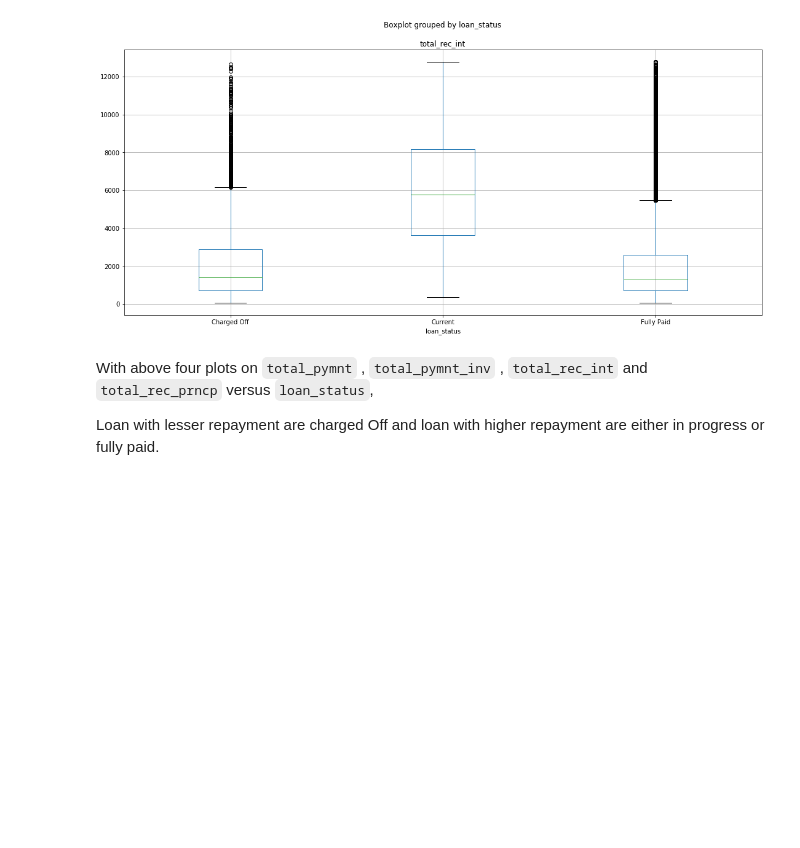
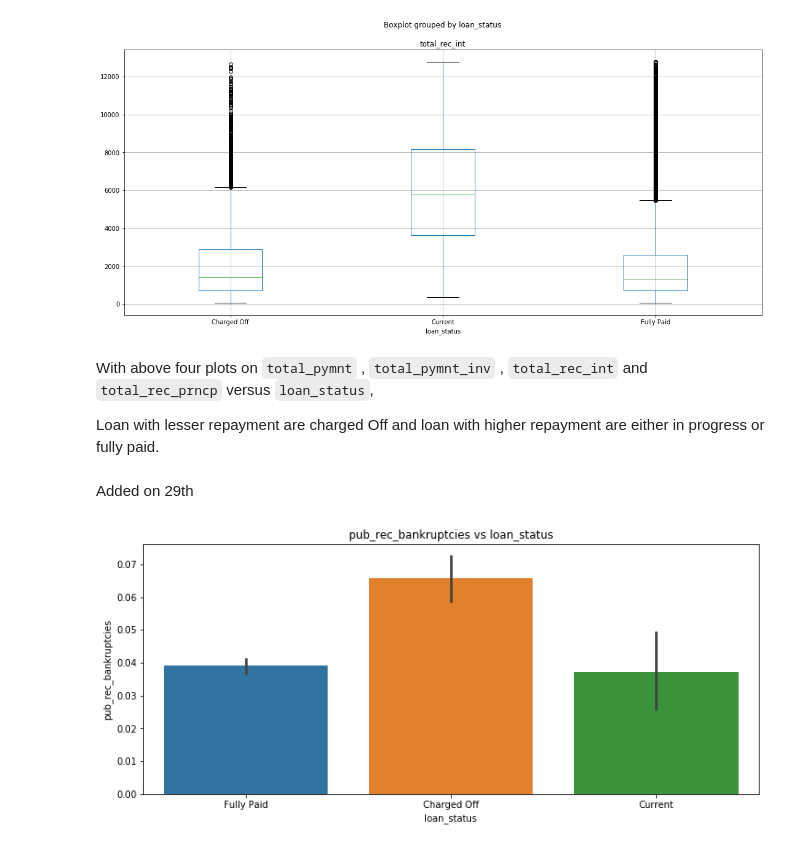
Before and after one commit to poornimaarunp/EDAGroupCaseStudy, a Jupyter notebook: Group_Univariate_.ipynb, the cells around one changed output. Saved outputs shown, nothing was run; the diff lists cells and outputs as text; code cells hidden in the pictures; blank space fills up the shorter version.

Commit message:
adding 2 more plots

```diff
--- a/Group_Univariate_.ipynb
+++ b/Group_Univariate_.ipynb
@@ -1456,3 +1456,14 @@ loan.boxplot(column='total_rec_int', by='loan_status',figsize=(18,8))
 With above four plots on `total_pymnt` , `total_pymnt_inv` , `total_rec_int` and `total_rec_prncp` versus `loan_status`,
 
 Loan with lesser repayment are charged Off and loan with higher repayment are either in progress or fully paid.
+# %% [markdown]
+Added on 29th
+# %%
+# loan_status vs pub_rec_bankruptcies
+plt.figure(figsize=(12, 5))
+sns.barplot(x='loan_status', y='pub_rec_bankruptcies', data=loan)
+plt.title("pub_rec_bankruptcies vs loan_status")
+
+plt.show()
+# %% [output]
+[figure, added]
```
Also changed, not shown: parts of 10 cells of this notebook.
